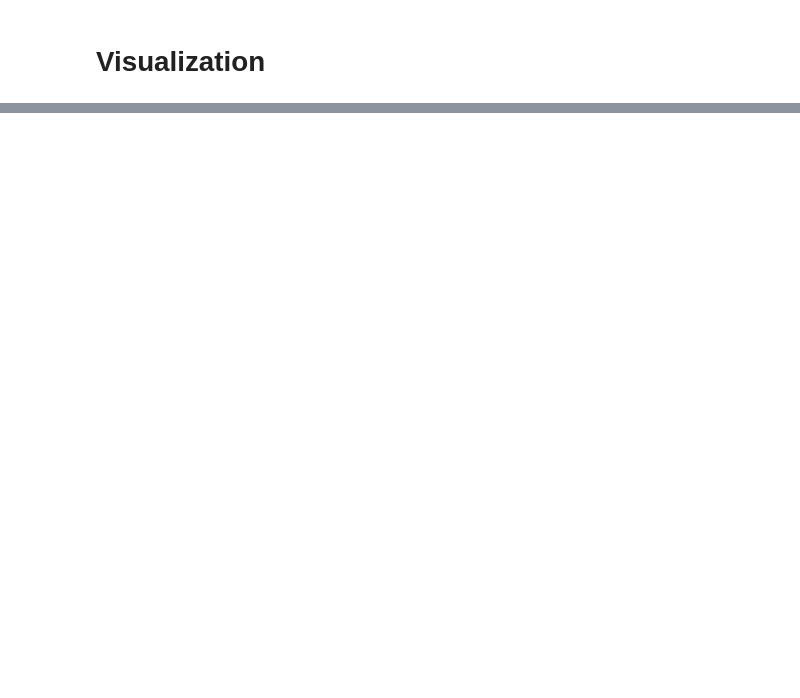
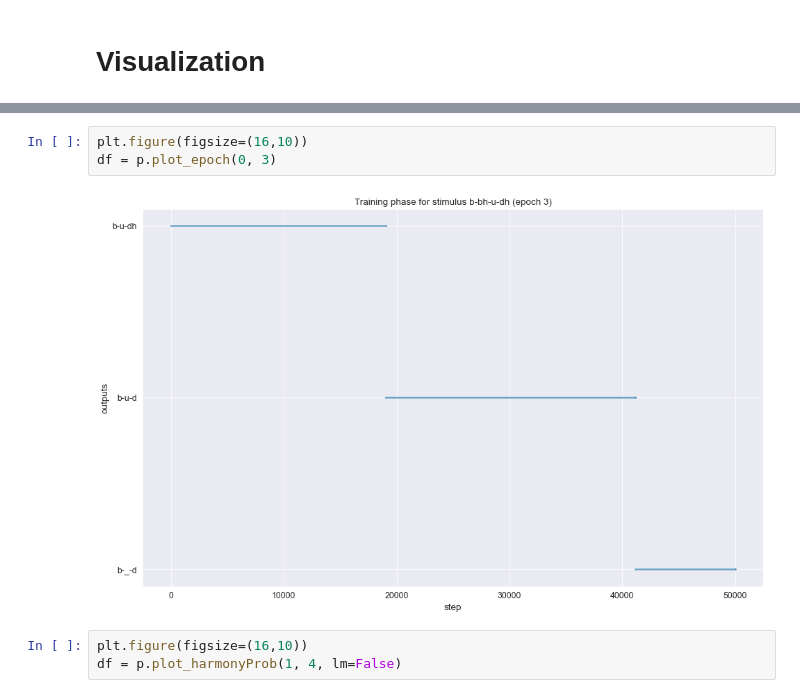
Before and after one commit to amasotti/grascom, a Jupyter notebook: example.ipynb, the cells around one changed output, grey strips where cells are left out. Cells and saved outputs as stored; diff of their text form; blank space fills up the shorter version.

```diff
--- a/example.ipynb
+++ b/example.ipynb
@@ -379,0 +378,8 @@ plot.plotTP_probs(stim=1, epoch=4)
+# %%
+plt.figure(figsize=(16,10))
+df = p.plot_epoch(0, 3)
+# %% [output]
+[figure, added]
+# %%
+plt.figure(figsize=(16,10))
+df = p.plot_harmonyProb(1, 4, lm=False)
```
Also changed, not shown: parts of 7 cells of this notebook, 16 other files.
